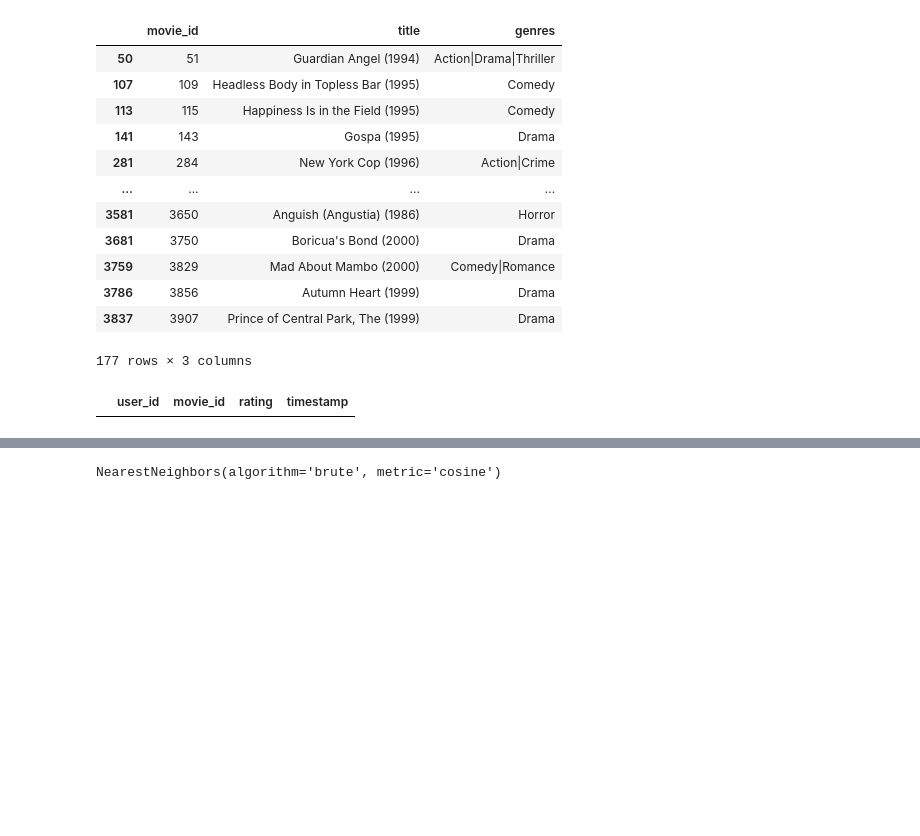
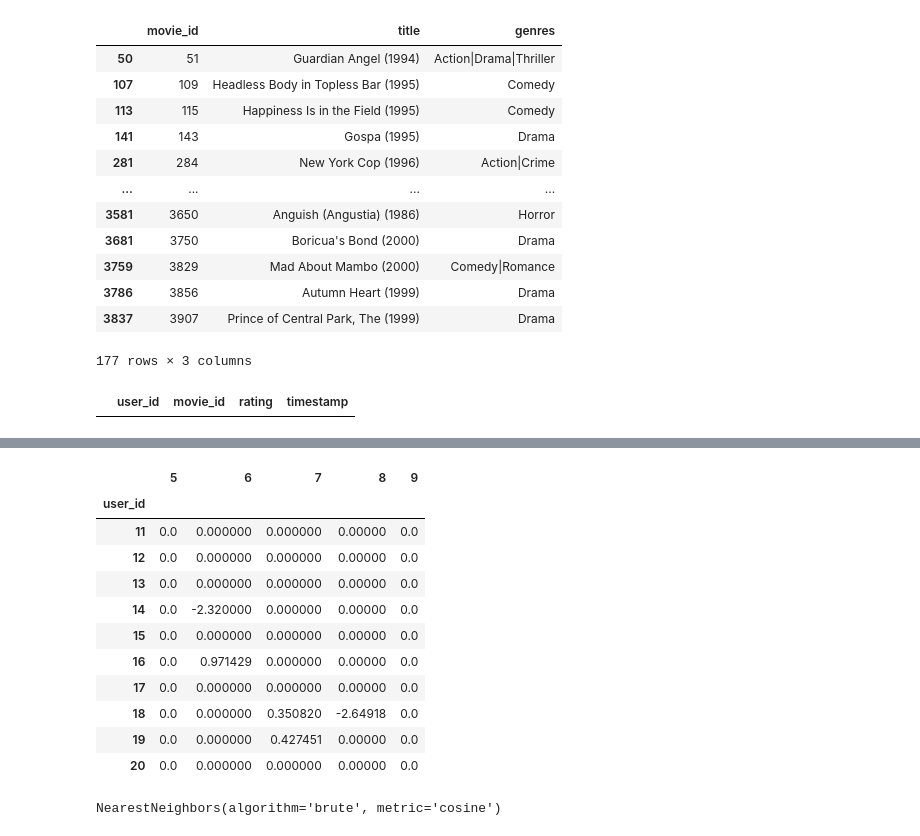
Before and after one commit to LazySiru/movieRecommendation, a Jupyter notebook: recommendationSystem/Recommendation.ipynb, the cells around one changed output, grey strips where cells are left out. Drawn from its saved outputs; the diff is of its cells as text; code cells hidden in the pictures; blank space fills up the shorter version.

```diff
--- a/recommendationSystem/Recommendation.ipynb
+++ b/recommendationSystem/Recommendation.ipynb
@@ -461,3 +497,25 @@ user_item_csr
+# %%
+# Function to apply subtraction based on a provided value list
+def subtract_non_zero_by_row(row, sub_value):
+    # Iterate through each element in the row and subtract the corresponding value only from non-zero elements
+    return [val - sub_value if val != 0 else val for val in row]
+
+# Apply the function row-by-row using the subtraction values list
+modified_df = user_item_matrix.apply(lambda row: subtract_non_zero_by_row(row, user_rating_avg[row.name]), axis=1, result_type='expand')
+modified_df.iloc[10:20, 5:10]
+# %% [output]
+|  | 5 | 6 | 7 | 8 | 9 |
+| user_id |  |  |  |  |  |
+| 11 | 0.0 | 0.000000 | 0.000000 | 0.00000 | 0.0 |
+| 12 | 0.0 | 0.000000 | 0.000000 | 0.00000 | 0.0 |
+| 13 | 0.0 | 0.000000 | 0.000000 | 0.00000 | 0.0 |
+| 14 | 0.0 | -2.320000 | 0.000000 | 0.00000 | 0.0 |
+| 15 | 0.0 | 0.000000 | 0.000000 | 0.00000 | 0.0 |
+| 16 | 0.0 | 0.971429 | 0.000000 | 0.00000 | 0.0 |
+| 17 | 0.0 | 0.000000 | 0.000000 | 0.00000 | 0.0 |
+| 18 | 0.0 | 0.000000 | 0.350820 | -2.64918 | 0.0 |
+| 19 | 0.0 | 0.000000 | 0.427451 | 0.00000 | 0.0 |
+| 20 | 0.0 | 0.000000 | 0.000000 | 0.00000 | 0.0 |
 # %%
 # train KNN model
 from sklearn.neighbors import NearestNeighbors
```
Also changed, not shown: parts of 25 cells of this notebook, 1 other file.
